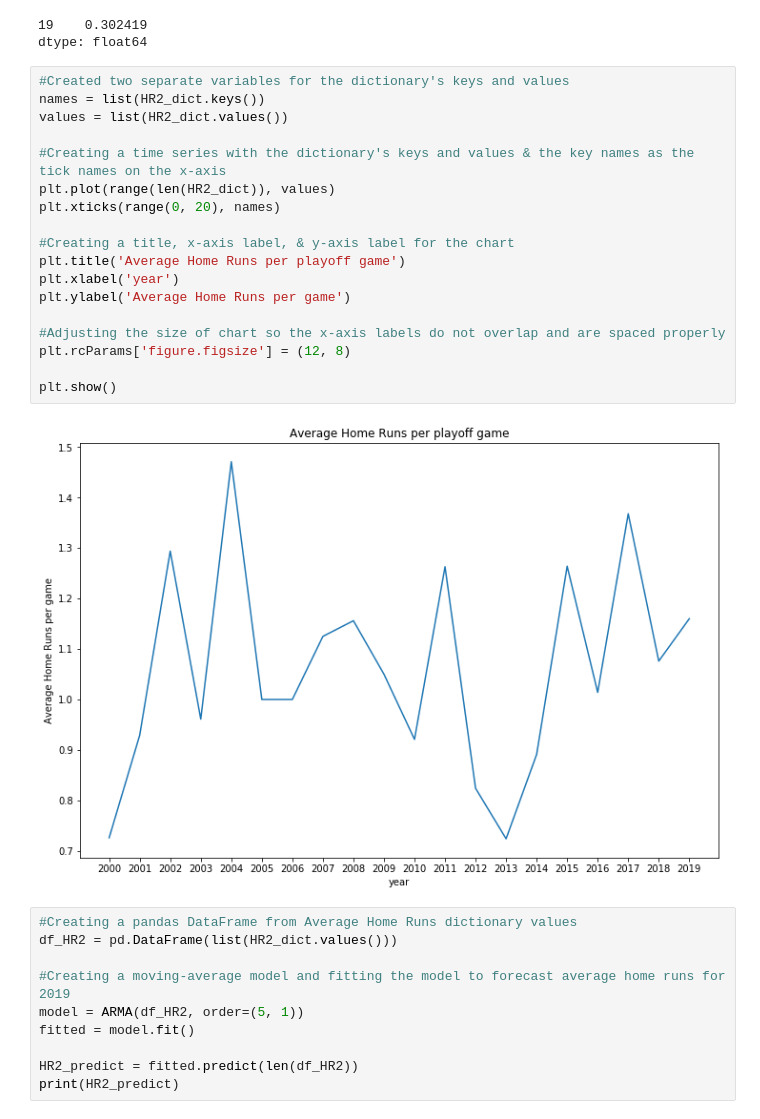
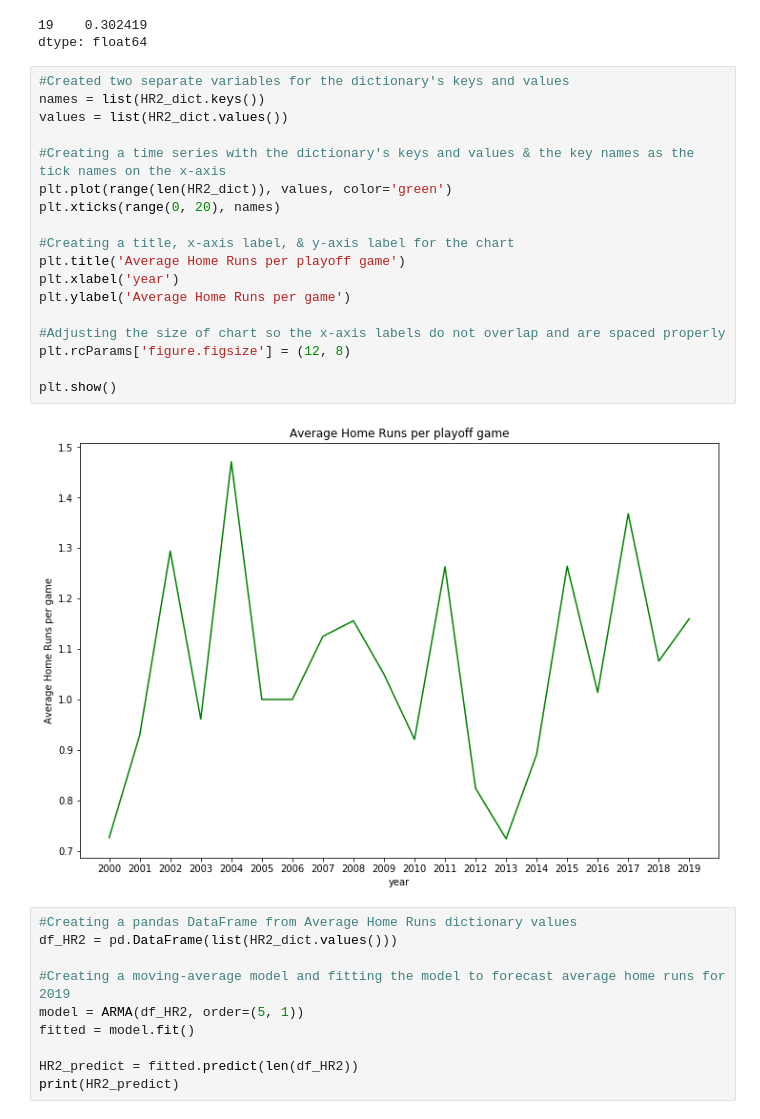
Before and after one commit to fairfield-university-ba505-fall2018/final-project-nfl-nerds, a Jupyter notebook: FinalNotebook.ipynb, the cells around one changed output. Saved outputs shown, nothing was run; the diff lists cells and outputs as text.

```diff
--- a/FinalNotebook.ipynb
+++ b/FinalNotebook.ipynb
@@ -298,23 +298,23 @@ dtype: float64
 # %%
 #Created two separate variables for the dictionary's keys and values
 names = list(HR2_dict.keys())
 values = list(HR2_dict.values())
 
 #Creating a time series with the dictionary's keys and values & the key names as the tick names on the x-axis
-plt.plot(range(len(HR2_dict)), values)
+plt.plot(range(len(HR2_dict)), values, color='green')
 plt.xticks(range(0, 20), names)
 
 #Creating a title, x-axis label, & y-axis label for the chart
 plt.title('Average Home Runs per playoff game')
 plt.xlabel('year')
 plt.ylabel('Average Home Runs per game')
 
 #Adjusting the size of chart so the x-axis labels do not overlap and are spaced properly
 plt.rcParams['figure.figsize'] = (12, 8)
 
 plt.show()
 # %% [output]
-[figure, old version]
+[figure, new version]
 # %%
 #Creating a pandas DataFrame from Average Home Runs dictionary values
 df_HR2 = pd.DataFrame(list(HR2_dict.values()))
```
Also changed, not shown: parts of 2 cells of this notebook, 1 other file.
